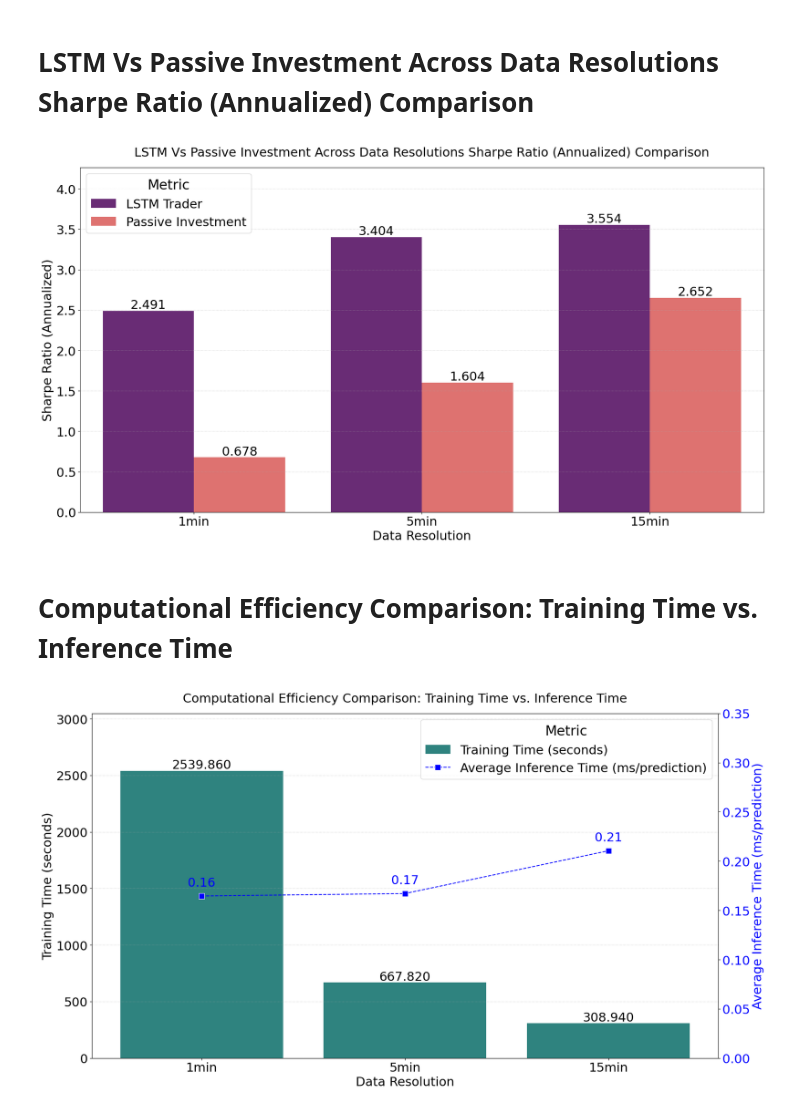
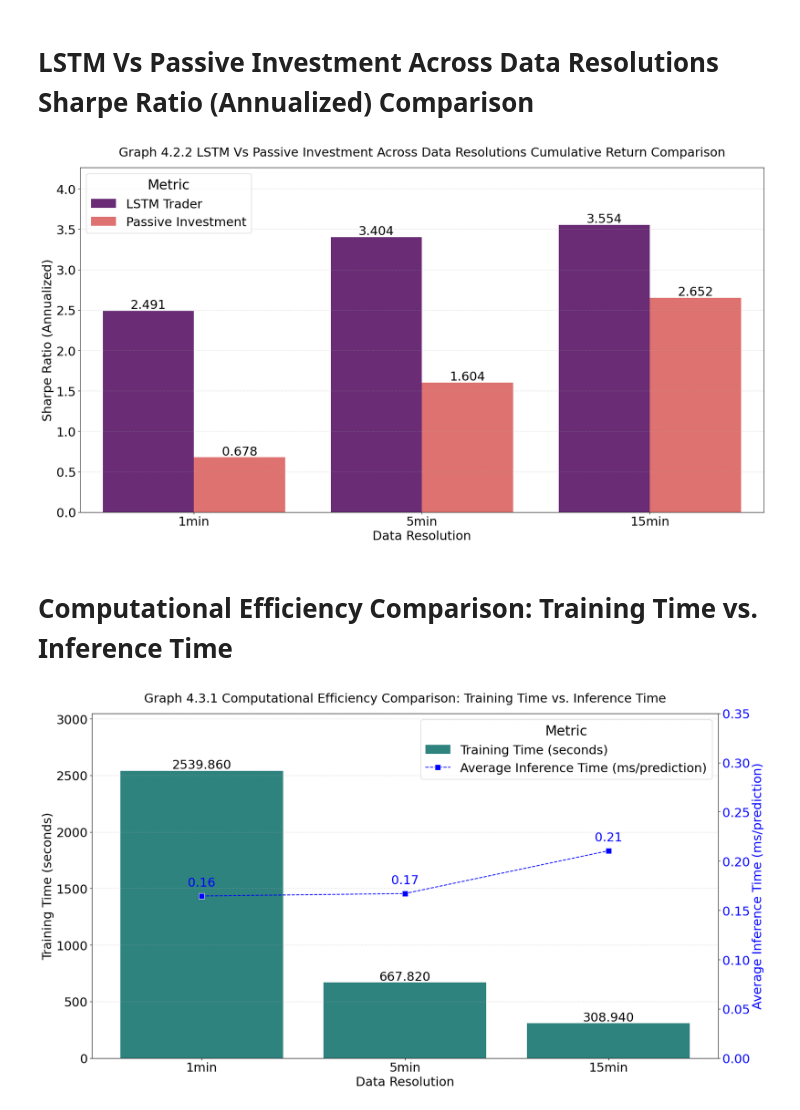
Before and after one commit to yossibatash/tau-final-project, a Jupyter notebook: Final_Report.ipynb, the cells around one changed output. Saved outputs shown, nothing was run; the diff lists cells and outputs as text; code cells hidden in the pictures.

```diff
--- a/Final_Report.ipynb
+++ b/Final_Report.ipynb
@@ -263,7 +264,7 @@ plot_3_axes_graph(PALETTE = 'magma', #'viridis', 'plasma', 'inferno', 'magma', '
                   Y2 = None,
                   combined_legend_label='LSTM Vs Passive Cumulative Return Ratio',
                   color_='red',
-                  title_ = 'LSTM Vs Passive Investment Across Data Resolutions Sharpe Ratio (Annualized) Comparison',
+                  title_ = 'Graph 4.2.2 LSTM Vs Passive Investment Across Data Resolutions Cumulative Return Comparison',
                   y2_lim_ = (0, 10),
                   y1_metric_suffix="",
                   y2_metric_suffix="",
@@ -271,25 +272,25 @@ plot_3_axes_graph(PALETTE = 'magma', #'viridis', 'plasma', 'inferno', 'magma', '
                   rename_columns={"Trading_Simulation_Sharpe_Ratio_Annualized":"LSTM Trader","Passive_Sharpe_Ratio_Annualized":"Passive Investment"}
                  )
 # %% [output]
-[figure, old version]
+[figure, new version]
 # %% [markdown]
 
 # Computational Efficiency Comparison: Training Time vs. Inference Time
 # %%
 plot_3_axes_graph(PALETTE = 'viridis', #'viridis', 'plasma', 'inferno', 'magma', 'cividis'
                   bars_coulmns = ["Computational_Efficiency_Training_Time"],
                   X = 'Data_Resolution',
                   Y = 'Training Time (seconds)',
                   Y2 = 'Computational_Efficiency_Average_Inference_Time',
                   combined_legend_label='Average Inference Time (ms/prediction)',
                   color_='blue',
-                  title_ = 'Computational Efficiency Comparison: Training Time vs. Inference Time',
+                  title_ = 'Graph 4.3.1 Computational Efficiency Comparison: Training Time vs. Inference Time',
                   y2_lim_ = (0, 0.35),
                   y1_metric_suffix="",
                   y2_metric_suffix="",
                   plot_legend_loc='upper right',
                   rename_columns={"Computational_Efficiency_Training_Time":"Training Time (seconds)"},
                   label_offset=0.01
                  )
 # %% [output]
-[figure, old version]
+[figure, new version]
```
Also changed, not shown: parts of 5 cells of this notebook.
